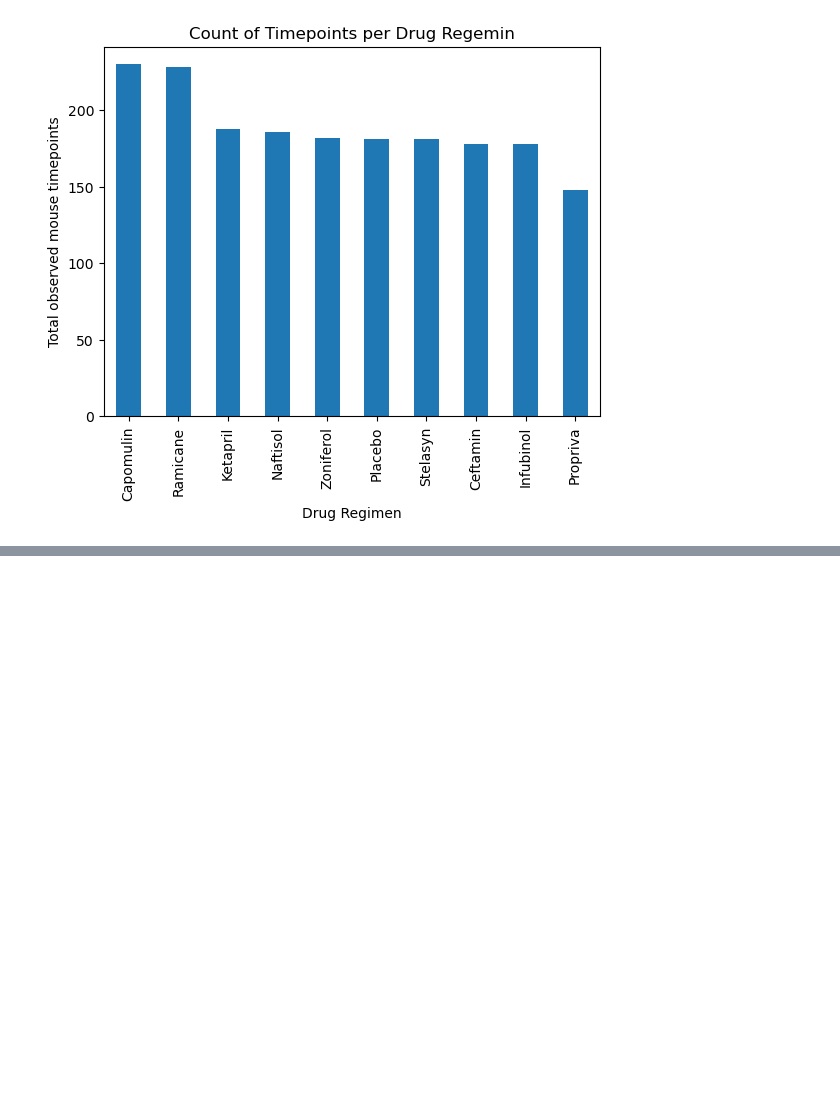
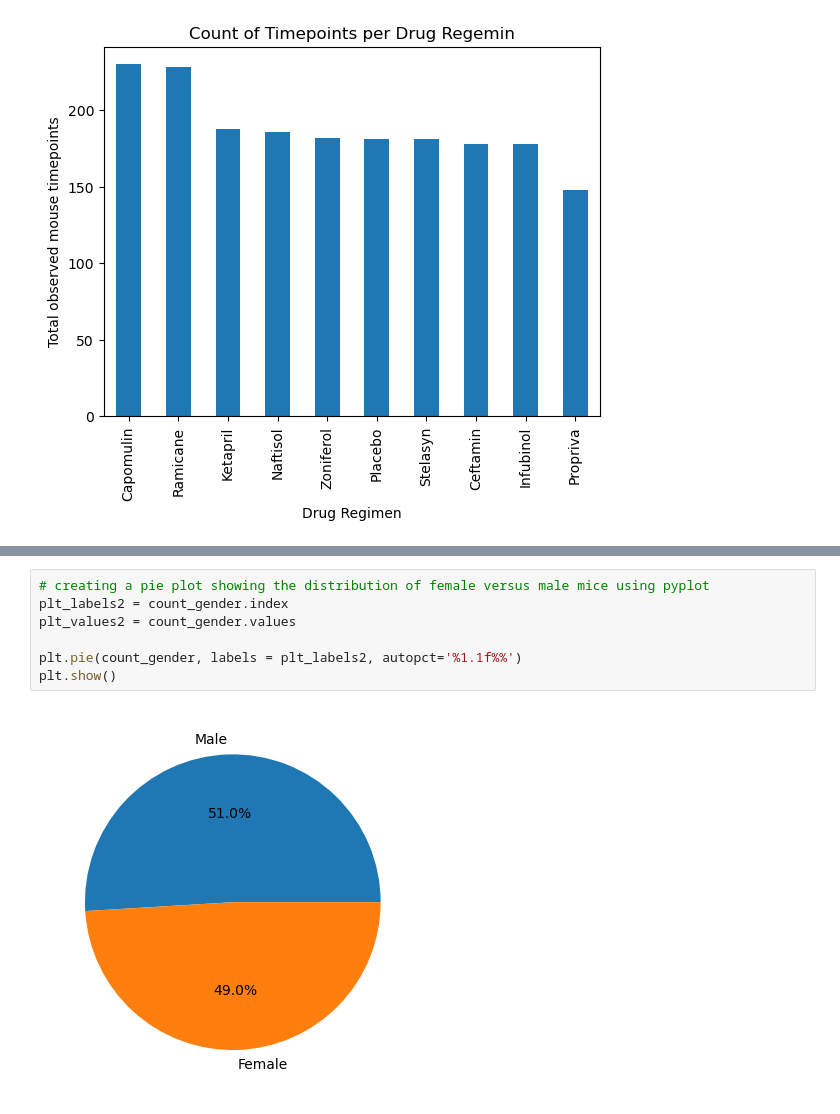
Before and after one commit to jyeags45/Module_5_assignement, a Jupyter notebook: Mice Data.ipynb, the cells around one changed output, grey strips where cells are left out. Saved outputs shown, nothing was run; the diff lists cells and outputs as text; blank space fills up the shorter version.

```diff
--- a/Mice Data.ipynb
+++ b/Mice Data.ipynb
@@ -185,0 +201,9 @@ plt.show()
+# %%
+# creating a pie plot showing the distribution of female versus male mice using pyplot
+plt_labels2 = count_gender.index
+plt_values2 = count_gender.values
+
+plt.pie(count_gender, labels = plt_labels2, autopct='%1.1f%%')
+plt.show()
+# %% [output]
+[figure, added]
```
Also changed, not shown: parts of 3 cells of this notebook.
